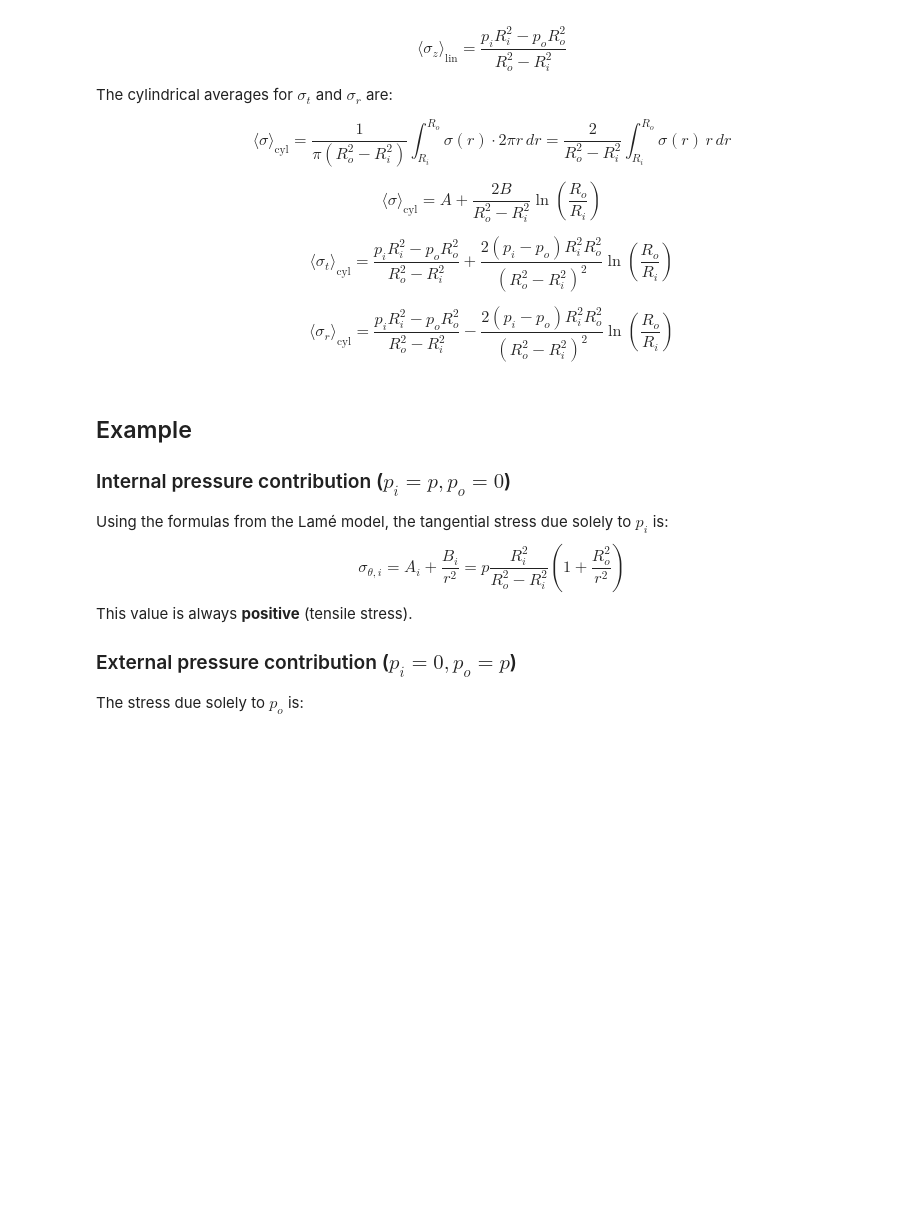
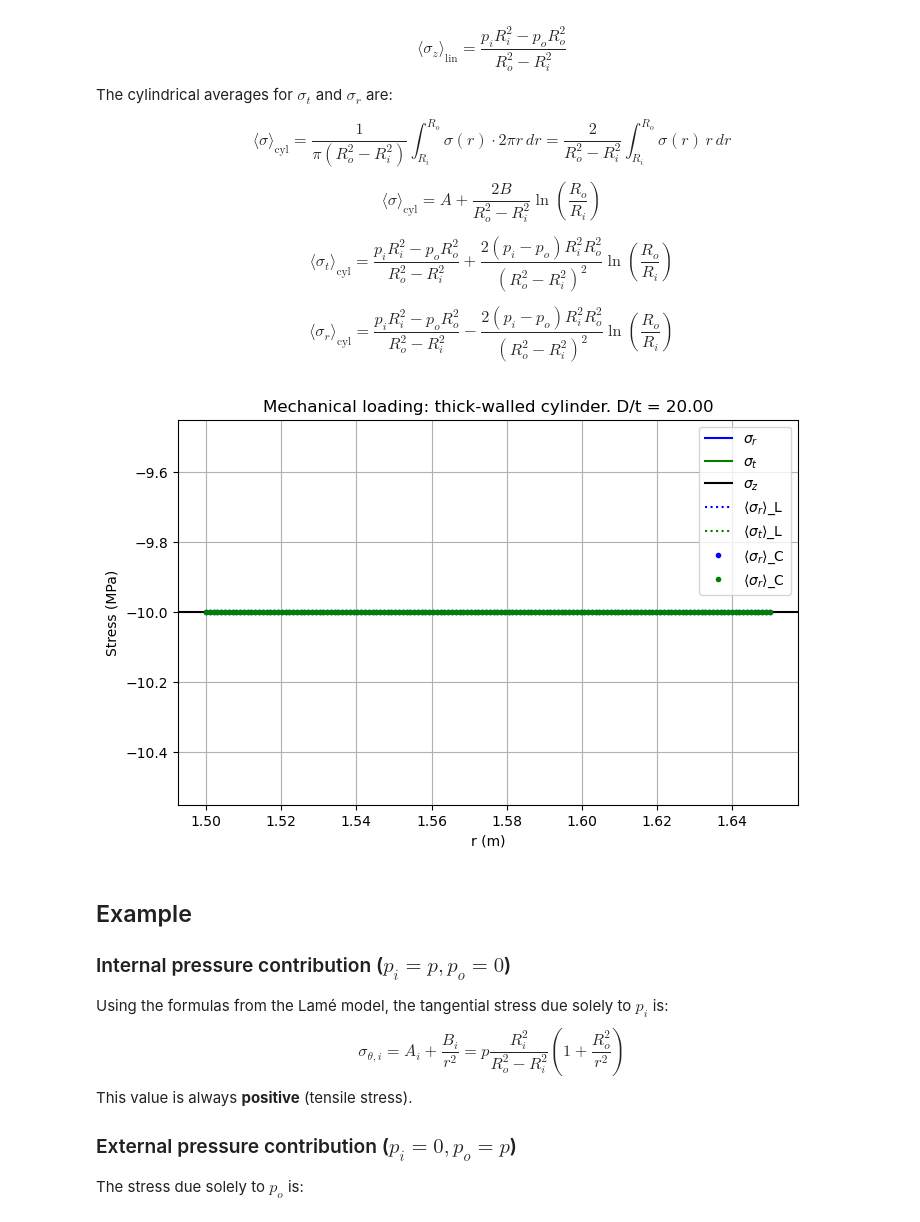
Before and after one commit to giozu/z3st, a Jupyter notebook: z3st/cases/8_thick_cylindrical_shell_plane_strain_2D/notes on cylindrical shells.ipynb, the cells around one changed output. Saved outputs shown, nothing was run; the diff lists cells and outputs as text; code cells hidden in the pictures; blank space fills up the shorter version.

```diff
--- a/z3st/cases/8_thick_cylindrical_shell_plane_strain_2D/notes on cylindrical shells.ipynb
+++ b/z3st/cases/8_thick_cylindrical_shell_plane_strain_2D/notes on cylindrical shells.ipynb
@@ -110,6 +110,81 @@ $$
 $$
 \langle \sigma_r \rangle_{\text{cyl}} = \frac{p_i R_i^2 - p_o R_o^2}{R_o^2 - R_i^2} - \frac{2 (p_i - p_o) R_i^2 R_o^2}{(R_o^2 - R_i^2)^2} \ln\left(\frac{R_o}{R_i}\right)
 $$
+# %%
+import numpy as np
+import matplotlib.pyplot as plt
+
+# ----------
+# Parameters
+# ----------
+E = 210e9       # Young's modulus (Pa)
+nu = 0.3        # Poisson's ratio
+alpha = 1e-5    # Linear thermal expansion coefficient (1/K)
+
+Ri = 1.50       # inner radius (m)
+Ro = 1.65       # outer radius (m)
+
+t = Ro-Ri
+
+pi = 10e6       # internal pressure (Pa)
+po = 10e6       # external pressure (Pa)
+
+# radial coordinate
+rvals = np.linspace(Ri, Ro, 150)
+
+# -------------
+# Lamé formulas
+# -------------
+A = (pi * Ri**2 - po * Ro**2) / (Ro**2 - Ri**2)
+B = Ri**2 * Ro**2 * (pi - po) / (Ro**2 - Ri**2)
+
+def mechanical_stresses(r):
+    sigma_r = A - B / r**2
+    sigma_t = A + B / r**2
+    sigma_z = A
+    return sigma_r, sigma_t, sigma_z
+
+sigma_r_mech, sigma_t_mech, sigma_z_mech = mechanical_stresses(rvals)
+
+def mechanical_stresses_linear_average(r):
+    sigma_r = A - B / (Ri*Ro) * np.ones_like(r)
+    sigma_t = A + B / (Ri*Ro) * np.ones_like(r)
+    return sigma_r, sigma_t
+
+sigma_r_mech_lin, sigma_t_mech_lin = mechanical_stresses_linear_average(rvals)
+
+def mechanical_stresses_cyl_average(r):
+    sigma_r = A - 2 * B /(Ro**2 - Ri**2) * np.log(Ro/Ri) * np.ones_like(r)
+    sigma_t = A + 2 * B /(Ro**2 - Ri**2) * np.log(Ro/Ri) * np.ones_like(r)
+    return sigma_r, sigma_t
+
+sigma_r_mech_cyl, sigma_t_mech_cyl = mechanical_stresses_cyl_average(rvals)
+
+
+# ----
+# Plot
+# ----
+fig, ax = plt.subplots(figsize=(8, 5))
+
+ax.plot(rvals, sigma_r_mech / 1e6, "b-", label=r"$\sigma_r$")
+ax.plot(rvals, sigma_t_mech / 1e6, "g-", label=r"$\sigma_t$")
+ax.axhline(sigma_z_mech / 1e6, color="k", label=r"$\sigma_z$")
+
+ax.plot(rvals, sigma_r_mech_lin / 1e6, "b:", label=r"$\langle \sigma_r \rangle$_L")
+ax.plot(rvals, sigma_t_mech_lin / 1e6, "g:", label=r"$\langle \sigma_t \rangle$_L")
+
+ax.plot(rvals, sigma_r_mech_cyl / 1e6, "b.", label=r"$\langle \sigma_r \rangle$_C")
+ax.plot(rvals, sigma_t_mech_cyl / 1e6, "g.", label=r"$\langle \sigma_r \rangle$_C")
+
+ax.set_title(f"Mechanical loading: thick-walled cylinder. D/t = {2*Ri/t:.2f}")
+ax.set_xlabel("r (m)")
+ax.set_ylabel("Stress (MPa)")
+ax.grid(True)
+ax.legend()
+
+plt.show()
+# %% [output]
+[figure, added]
 # %% [markdown]
 ## Example
 
```
Also changed, not shown: parts of 1 cell of this notebook.
